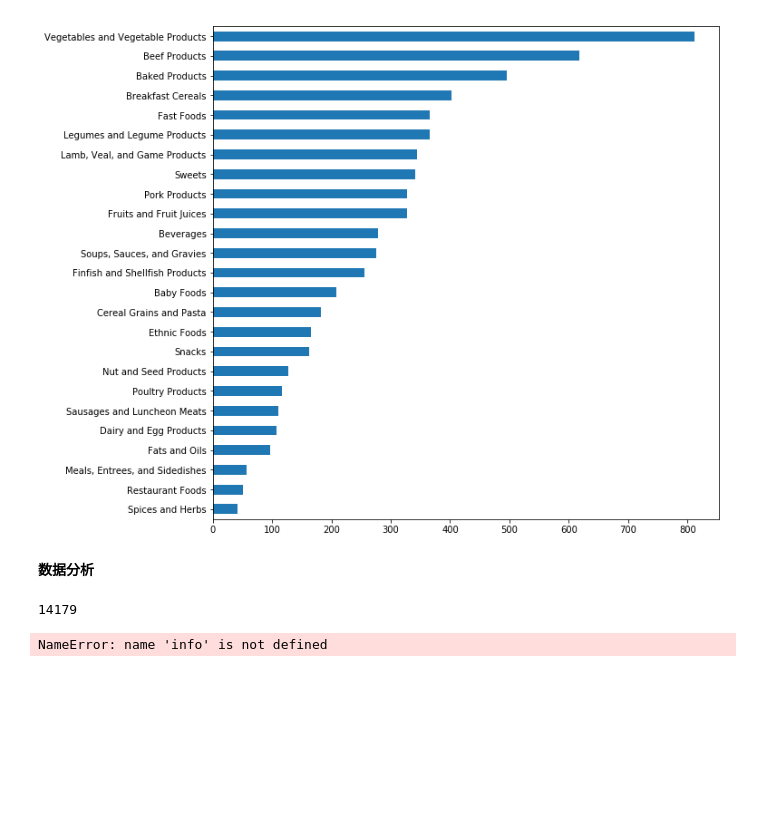
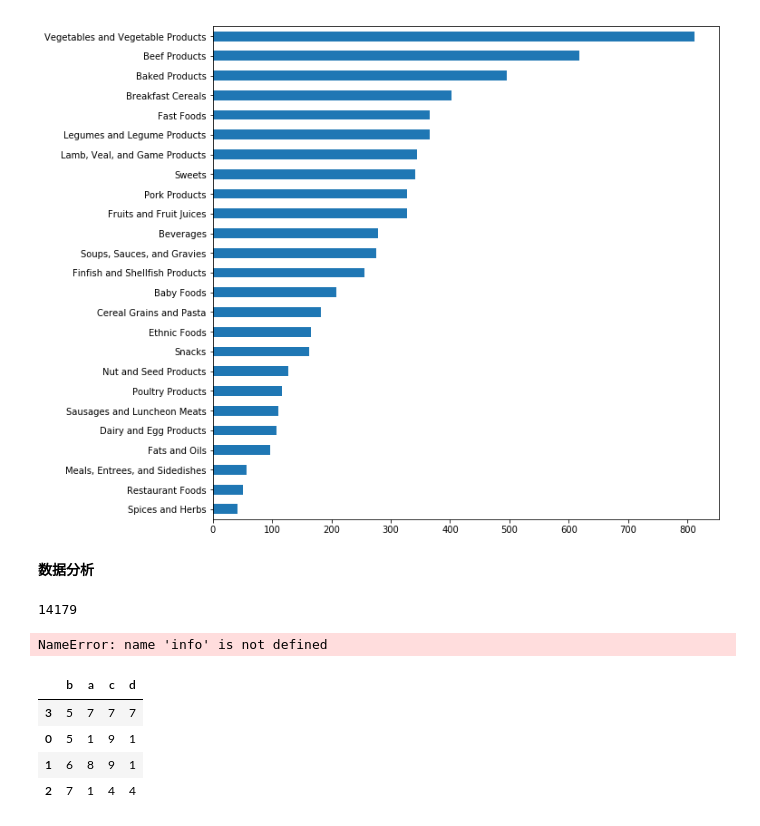
Before and after one commit to JacobWongUED/DataScience-100-Days, a Jupyter notebook: 01_利用Python进行数据分析/02_数据规整化.ipynb, the cells around one changed output. Saved outputs shown, nothing was run; the diff lists cells and outputs as text; code cells hidden in the pictures; blank space fills up the shorter version.

```diff
--- a/01_利用Python进行数据分析/02_数据规整化.ipynb
+++ b/01_利用Python进行数据分析/02_数据规整化.ipynb
@@ -2275,0 +2280,9 @@ NameError: name 'info' is not defined
+# %%
+df = DataFrame(data=np.random.randint(low=0, high=10, size=(4, 4)), columns=list("bacd"), index=list("3012"))
+df
+# %% [output]
+|  | b | a | c | d |
+| 3 | 5 | 7 | 7 | 7 |
+| 0 | 5 | 1 | 9 | 1 |
+| 1 | 6 | 8 | 9 | 1 |
+| 2 | 7 | 1 | 4 | 4 |
```
Also changed, not shown: parts of 36 cells of this notebook, 1 other file.
